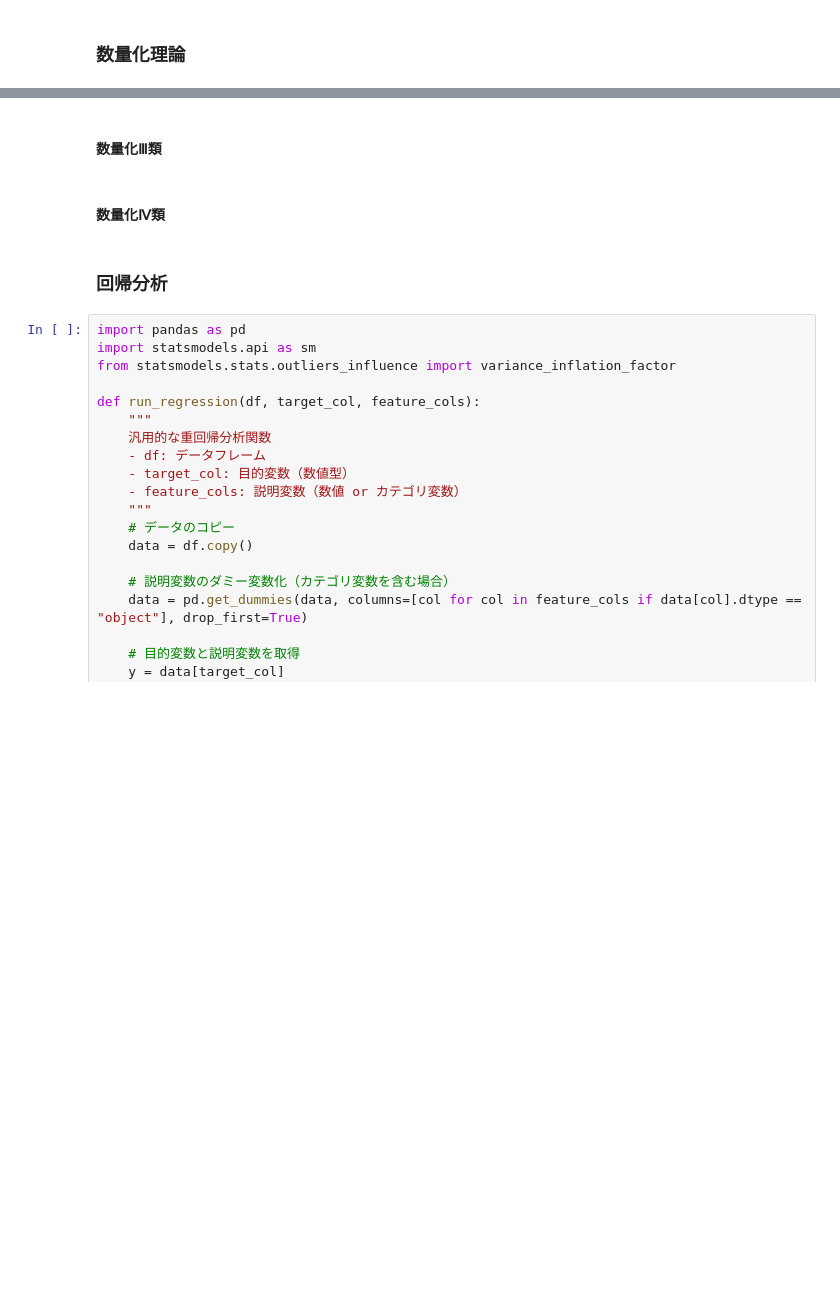
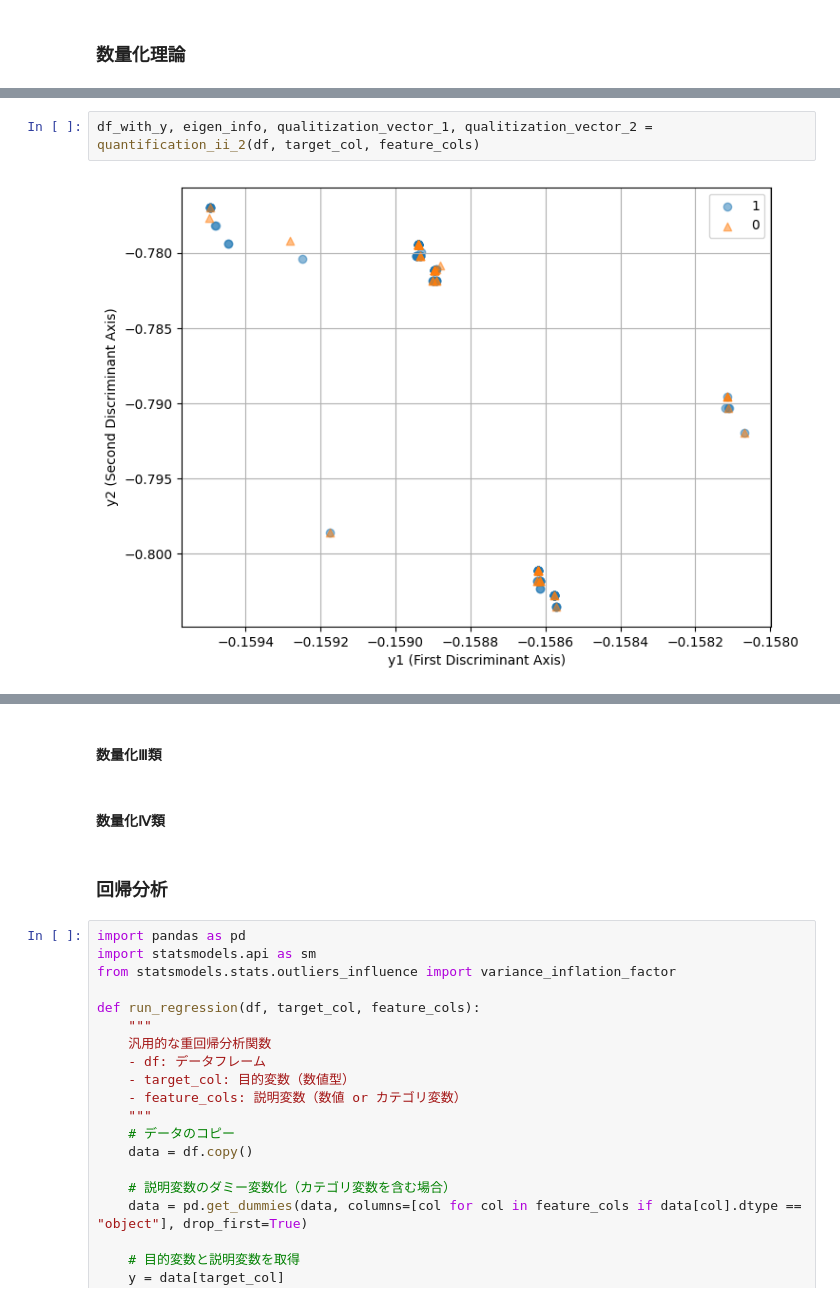
Before and after one commit to TakumiOkawa12/MLnote, a Jupyter notebook: statistics/practical_statistics.ipynb, the cells around one changed output, grey strips where cells are left out. Cells and saved outputs as stored; diff of their text form; blank space fills up the shorter version.

```diff
--- a/statistics/practical_statistics.ipynb
+++ b/statistics/practical_statistics.ipynb
@@ -499,0 +782,4 @@ Conviction: 1.2
+# %%
+df_with_y, eigen_info, qualitization_vector_1, qualitization_vector_2 = quantification_ii_2(df, target_col, feature_cols)
+# %% [output]
+[figure, added]
```
Also changed, not shown: parts of 19 cells of this notebook, 1 other file.
